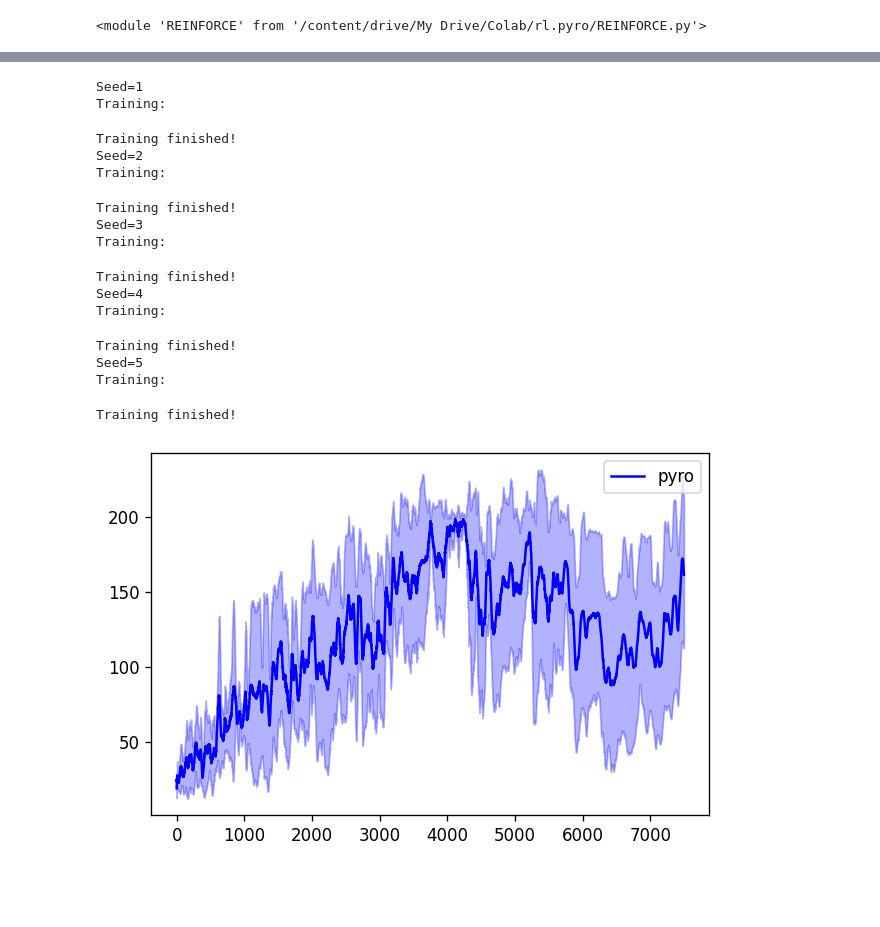
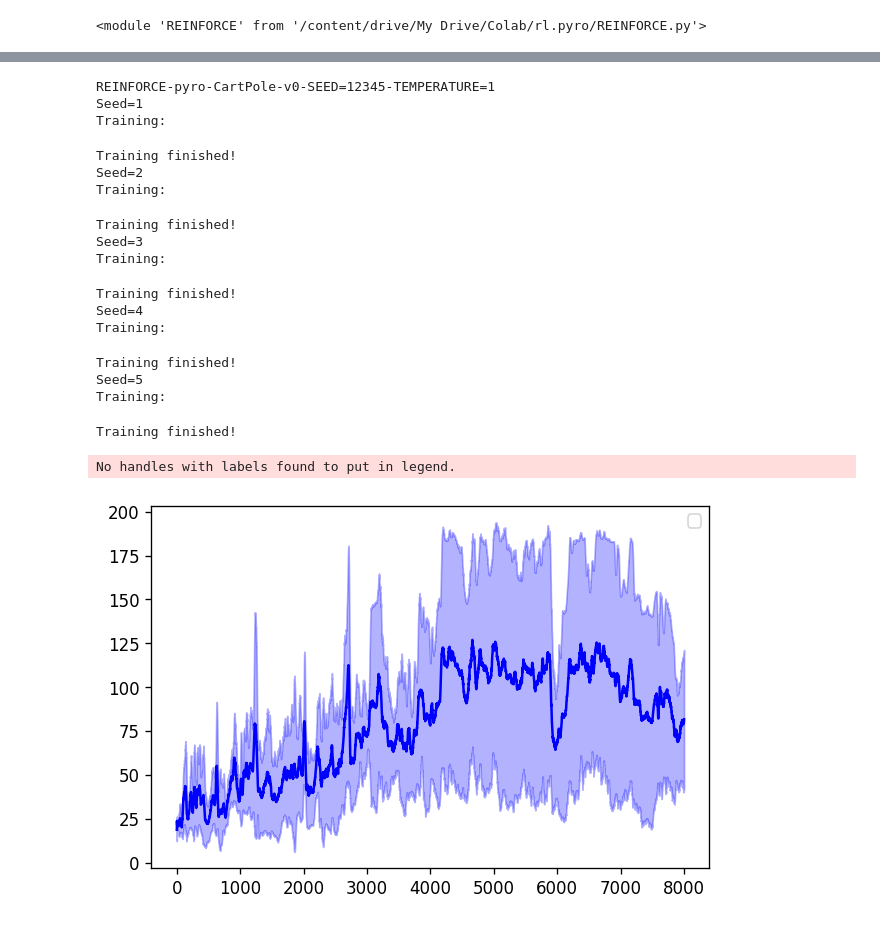
Before and after one commit to ljlin/rl.pyro, a Jupyter notebook: experiments/REINFORCE.ipynb, the cells around one changed output, grey strips where cells are left out. Cells and saved outputs as stored; diff of their text form; code cells hidden in the pictures; blank space fills up the shorter version.

Commit message:
revision pyro.plate

```diff
--- a/experiments/REINFORCE.ipynb
+++ b/experiments/REINFORCE.ipynb
@@ -134,20 +134,22 @@ Wall time: 35min 33s
 # %%
 %%time
-REINFORCE.REINFORCE("pyro", TEMPERATURE = 1).run()
+REINFORCE.REINFORCE("pyro", TEMPERATURE = 1, EPISODES=8000).run()
 # %% [output]
+REINFORCE-pyro-CartPole-v0-SEED=12345-TEMPERATURE=1
 Seed=1
 Training:
 Training finished!
 Seed=2
 Training:
 Training finished!
 Seed=3
 Training:
 Training finished!
 Seed=4
 Training:
 Training finished!
 Seed=5
 Training:
 Training finished!
+No handles with labels found to put in legend.
-[figure, old version]
+[figure, new version]
```
Also changed, not shown: parts of 16 cells of this notebook, 53 other files.
